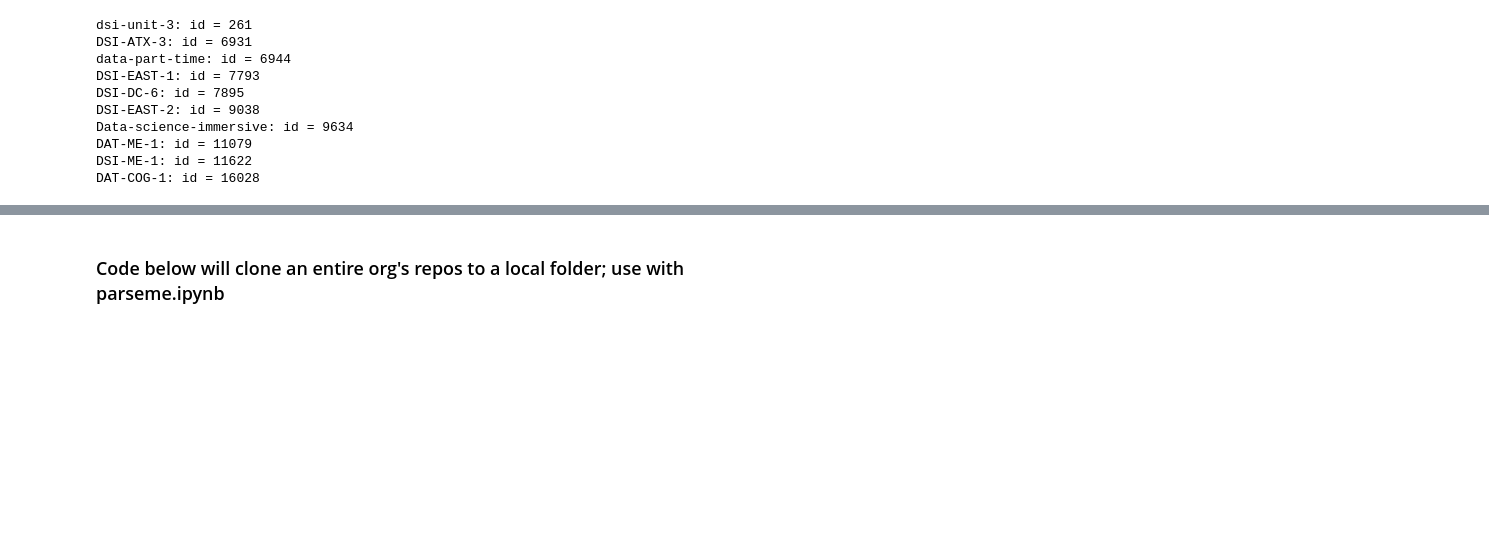
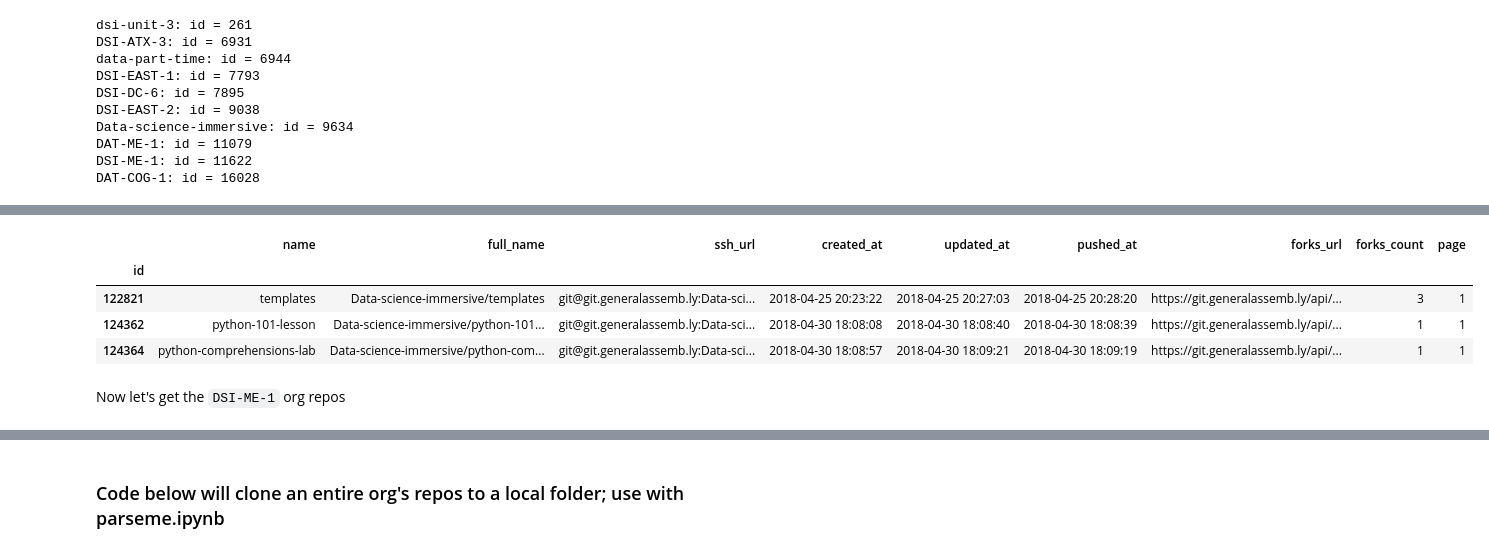
Before and after one commit to ggodreau/profanityParser, a Jupyter notebook: gitauth.ipynb, the cells around one changed output, grey strips where cells are left out. Drawn from its saved outputs; the diff is of its cells as text; code cells hidden in the pictures; blank space fills up the shorter version.

```diff
--- a/gitauth.ipynb
+++ b/gitauth.ipynb
@@ -43,0 +121,2 @@ DAT-COG-1: id = 16028
+# %%
+data_science_immersive_df = get_all_repos(baseurl, source_org)
@@ -43,0 +130,8 @@ DAT-COG-1: id = 16028
+# %%
+data_science_immersive_df.head(3)
+# %% [output]
+|  | name | full_name | ssh_url | created_at | updated_at | pushed_at | forks_url | forks_count | page |
+| id |  |  |  |  |  |  |  |  |  |
+| 122821 | templates | Data-science-immersive/templates | git@git.generalassemb.ly:Data-sci... | 2018-04-25 20:23:22 | 2018-04-25 20:27:03 | 2018-04-25 20:28:20 | https://git.generalassemb.ly/api/... | 3 | 1 |
+| 124362 | python-101-lesson | Data-science-immersive/python-101... | git@git.generalassemb.ly:Data-sci... | 2018-04-30 18:08:08 | 2018-04-30 18:08:40 | 2018-04-30 18:08:39 | https://git.generalassemb.ly/api/... | 1 | 1 |
+| 124364 | python-comprehensions-lab | Data-science-immersive/python-com... | git@git.generalassemb.ly:Data-sci... | 2018-04-30 18:08:57 | 2018-04-30 18:09:21 | 2018-04-30 18:09:19 | https://git.generalassemb.ly/api/... | 1 | 1 |
@@ -43,0 +140,2 @@ DAT-COG-1: id = 16028
+# %% [markdown]
+Now let's get the `DSI-ME-1` org repos
```
Also changed, not shown: parts of 33 cells of this notebook.
